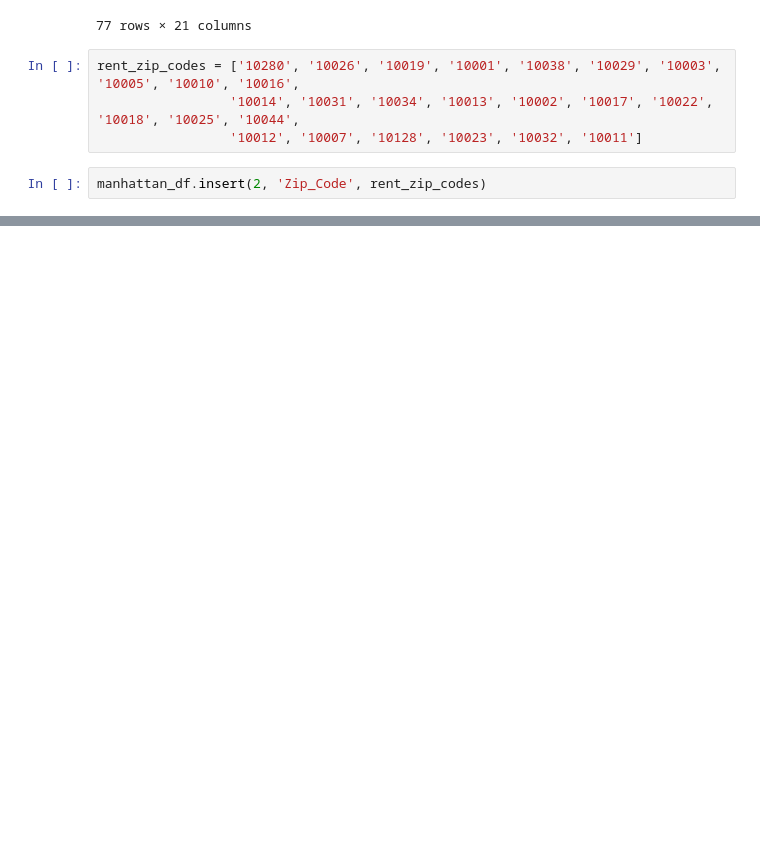
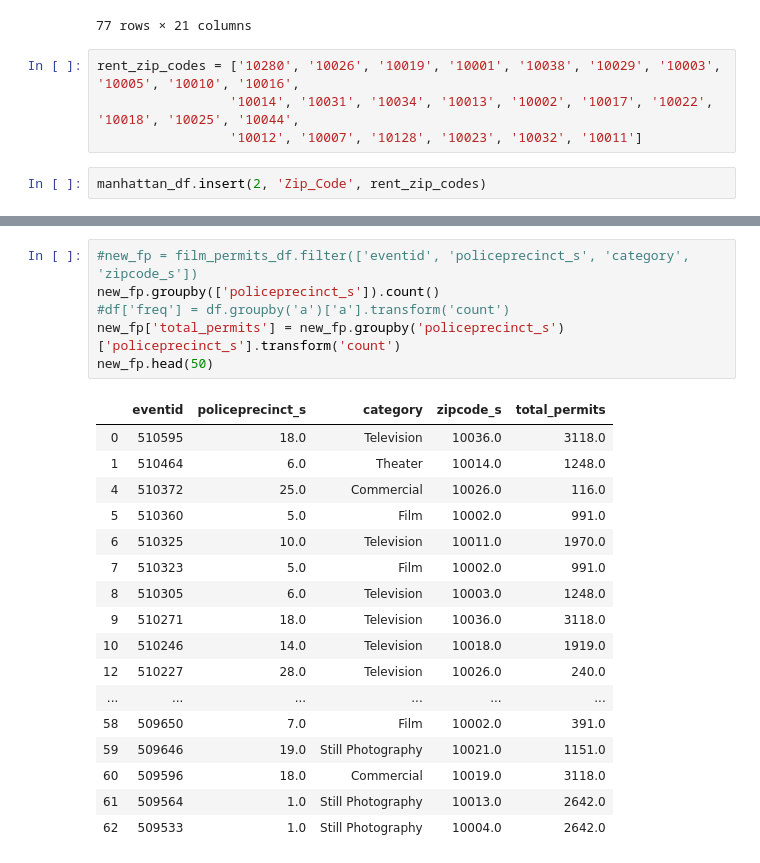
Before and after one commit to triolinho/stats_project, a Jupyter notebook: project_nb.ipynb, the cells around one changed output, grey strips where cells are left out. Drawn from its saved outputs; the diff is of its cells as text; blank space fills up the shorter version.

```diff
--- a/project_nb.ipynb
+++ b/project_nb.ipynb
@@ -600,0 +728,24 @@ manhattan_df
+# %%
+#new_fp = film_permits_df.filter(['eventid', 'policeprecinct_s', 'category', 'zipcode_s'])
+new_fp.groupby(['policeprecinct_s']).count()
+#df['freq'] = df.groupby('a')['a'].transform('count')
+new_fp['total_permits'] = new_fp.groupby('policeprecinct_s')['policeprecinct_s'].transform('count')
+new_fp.head(50)
+# %% [output]
+|  | eventid | policeprecinct_s | category | zipcode_s | total_permits |
+| 0 | 510595 | 18.0 | Television | 10036.0 | 3118.0 |
+| 1 | 510464 | 6.0 | Theater | 10014.0 | 1248.0 |
+| 4 | 510372 | 25.0 | Commercial | 10026.0 | 116.0 |
+| 5 | 510360 | 5.0 | Film | 10002.0 | 991.0 |
+| 6 | 510325 | 10.0 | Television | 10011.0 | 1970.0 |
+| 7 | 510323 | 5.0 | Film | 10002.0 | 991.0 |
+| 8 | 510305 | 6.0 | Television | 10003.0 | 1248.0 |
+| 9 | 510271 | 18.0 | Television | 10036.0 | 3118.0 |
+| 10 | 510246 | 14.0 | Television | 10018.0 | 1919.0 |
+| 12 | 510227 | 28.0 | Television | 10026.0 | 240.0 |
+| ... | ... | ... | ... | ... | ... |
+| 58 | 509650 | 7.0 | Film | 10002.0 | 391.0 |
+| 59 | 509646 | 19.0 | Still Photography | 10021.0 | 1151.0 |
+| 60 | 509596 | 18.0 | Commercial | 10019.0 | 3118.0 |
+| 61 | 509564 | 1.0 | Still Photography | 10013.0 | 2642.0 |
+| 62 | 509533 | 1.0 | Still Photography | 10004.0 | 2642.0 |
```
Also changed, not shown: parts of 40 cells of this notebook, 4 other files.
